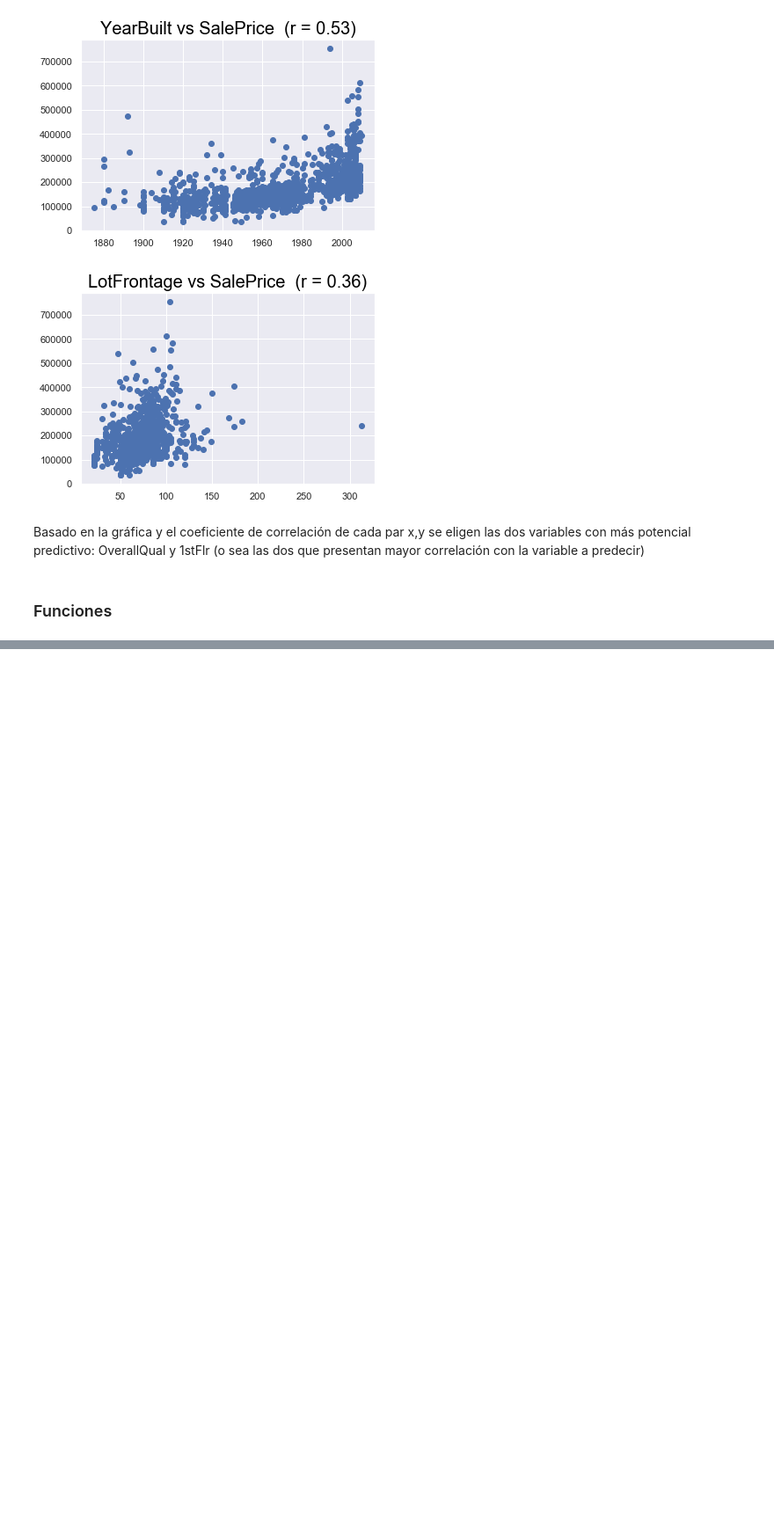
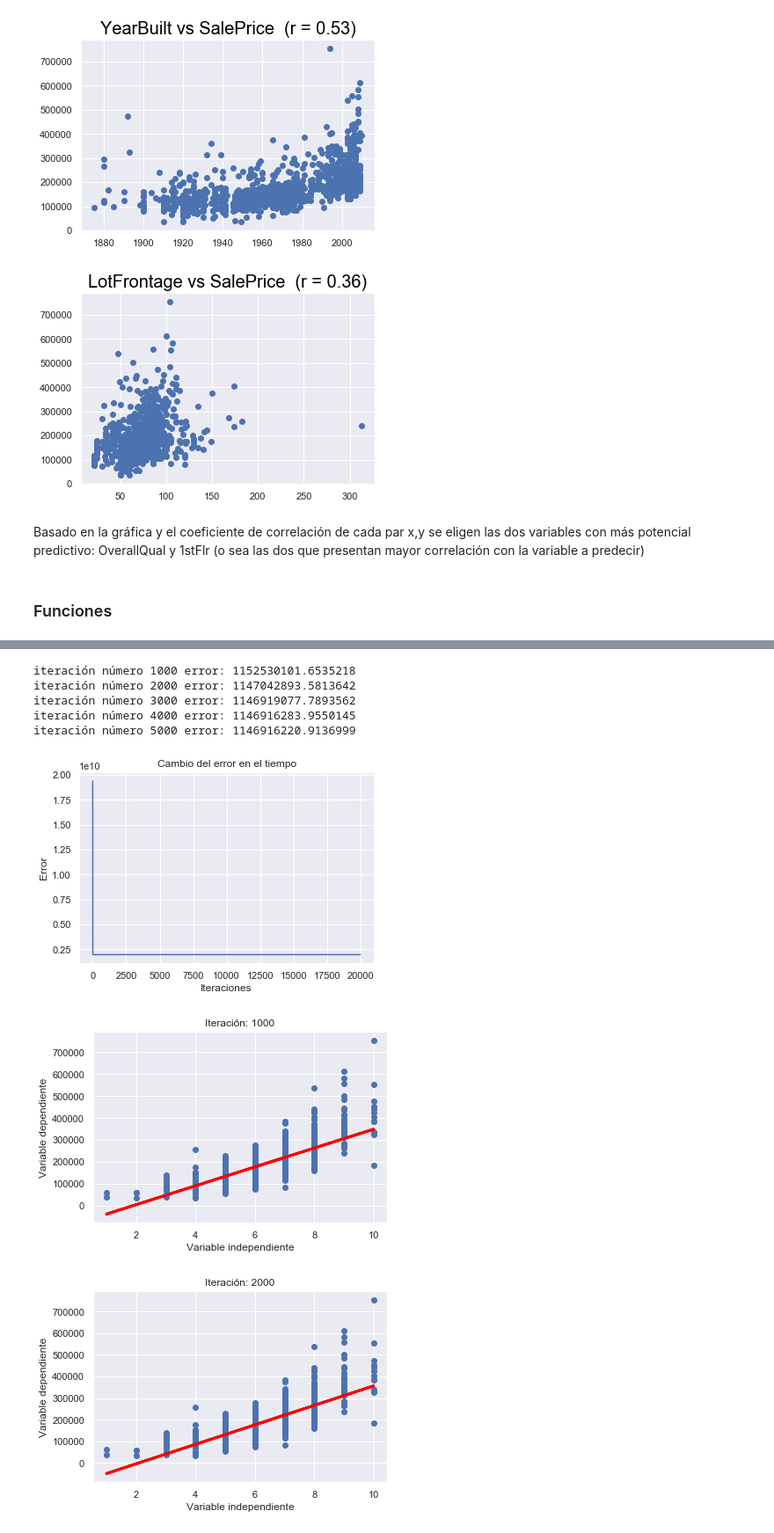
Before and after one commit to r0c10/Python_project, a Jupyter notebook: PF.ipynb, the cells around one changed output, grey strips where cells are left out. Shown at 88% size. Drawn from its saved outputs; the diff is of its cells as text; code cells hidden in the pictures; blank space fills up the shorter version.

```diff
--- a/PF.ipynb
+++ b/PF.ipynb
@@ -429,13 +413,14 @@ def entrenamiento(x, y, iteraciones, lr, imprimir_error_cada=0):
 # %%
-def error_vs_tiempo(x,y, iteraciones, lr):
-    datos_fun = entrenamiento(x, y, iteraciones, lr)
+# Función que permite visualizar cómo cambia el error en el tiempo
+def error_vs_tiempo(datos):
     iteraciones =[]
     error=[]
     for epochs in datos_fun:
         iteraciones.append(epochs)
-        error.append(datos_fun[epochs][2])
+        error.append(datos_fun[epochs][1])
 
     plt.plot(iteraciones, error)
+    plt.title('Cambio del error en el tiempo')
     plt.xlabel('Iteraciones')
     plt.ylabel('Error')
 
@@ -446,0 +428,12 @@ Object `self.x` not found.
+# %%
+# Función que permite visualizar cómo evoluciona el modelo entrenado en el tiempo
+def modelo_vs_tiempo(x, y, datos, n):
+    for key, values in datos.items():
+        if (key + 1)% n == 0:
+            y_mod = datos[key][0][0]*x + datos[key][0][1]
+            plt.scatter(x,y)
+            plt.plot(x, y_mod, color='red', linewidth = 3)
+            plt.title('Iteración: ' + str(key + 1))
+            plt.xlabel('Variable independiente')
+            plt.ylabel('Variable dependiente')
+            plt.show()
@@ -446,0 +451,16 @@ Object `self.x` not found.
+# %%
+y = df_train['SalePrice']
+x = df_train['OverallQual']
+
+datos_1 = entrenamiento(x, y, 5000, 0.04, 1000)
+error_vs_tiempo(datos_1)
+modelo_vs_tiempo(x,y,datos_1,n=1000)
+# %% [output]
+iteración número 1000 error: 1152530101.6535218
+iteración número 2000 error: 1147042893.5813642
+iteración número 3000 error: 1146919077.7893562
+iteración número 4000 error: 1146916283.9550145
+iteración número 5000 error: 1146916220.9136999
+[figure, added]
+[figure, added]
+[figure, added]
```
Also changed, not shown: parts of 19 cells of this notebook.
